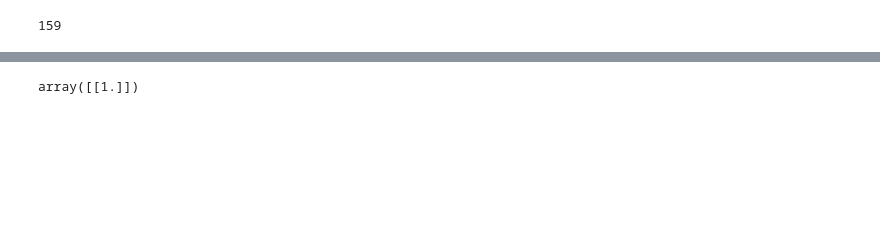
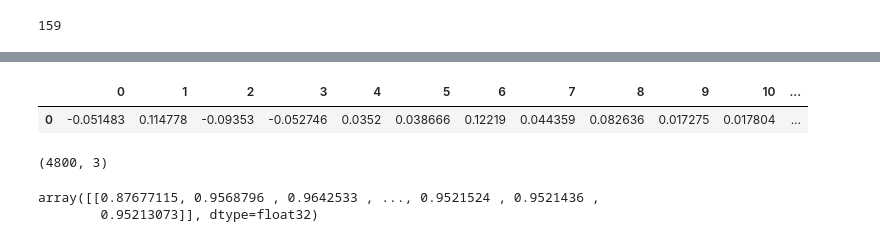
Before and after one commit to YuvrajSingh-mist/Movie_Recommender_System, a Jupyter notebook: Movie_Recommneder_System.ipynb, the cells around one changed output, grey strips where cells are left out. Saved outputs shown, nothing was run; the diff lists cells and outputs as text; code cells hidden in the pictures; blank space fills up the shorter version.

Commit message:
Added cosine similarity functions and corrected notion of AvgWord2Vec

```diff
--- a/Movie_Recommneder_System.ipynb
+++ b/Movie_Recommneder_System.ipynb
@@ -904,5 +896,5 @@ model = gensim.models.Word2Vec(window=10, min_count=1, workers=8, vector_size=20
 # %%
 model.build_vocab(flatten_corpus)
 # %%
-model.train(flatten_corpus, total_words=model.corpus_total_words, epochs=50)
+model.train(flatten_corpus, total_examples=model.corpus_count, epochs=10)
 # %% [output]
@@ -946,28 +938,32 @@ df2.iloc[0, 9]
 flatten_corpus[0][0]
 # %% [output]
 'samworthington'
+# %%
+#Building vocabulary
+vocabulary = set(model.wv.index_to_key)
 # %%
 ls = []
-avg_embeddings = []
+unique_words = []
+avg_embeddings = None
+vectors = []
+final_embeddings = []
 for i in range(len(flatten_corpus)):
+    ls = []
+    unique_words = []
+    vectors = []
+    for j in range(len(flatten_corpus[i])):
 
-    if len(flatten_corpus[i]) != 0:
+        if flatten_corpus[i][j] in vocabulary:
 
-        for j in range(len(flatten_corpus[i])):
-
-            if len(flatten_corpus[j]) != 0:
-
-                if len(flatten_corpus[i][j]) != 0:
-                    ls.append(model.wv[flatten_corpus[i][j]].tolist())
-        # print(ls)
-
-        ls = list(chain.from_iterable(ls))
+            if avg_embeddings is None:
+                avg_embeddings = model.wv[flatten_corpus[i][j]]
+            else:
+                avg_embeddings = avg_embeddings + model.wv[flatten_corpus[i][j]]
+    # ls = list(chain.from_iterable(ls))
+    # unique_words = set(ls)
     # print(len(ls), len(flatten_corpus[i]))
-        # if len(flatten_corpus[i]) == 0:
-        #     continue
-        # else:
-        avg_embeddings.append(sum(ls)/len(flatten_corpus[i]))
-        ls = []
+    final_embeddings.append(avg_embeddings / len(avg_embeddings))
+# print(len(list(unique_words)))
 # %%
 ls = []
 ls.append(model.wv[flatten_corpus[0][0]].tolist())
@@ -1022,4 +1045,16 @@ def get_similarity(index):
-# %%
-cosine_similarity([avg_embeddings], [avg_embeddings])
-# %% [output]
-array([[1.]])
+# %%
+similarity_df = pd.DataFrame(final_embeddings)
+# %%
+similarity_df.head(1)
+# %% [output]
+|  | 0 | 1 | 2 | 3 | 4 | 5 | 6 | 7 | 8 | 9 | 10 | ... |
+| 0 | -0.051483 | 0.114778 | -0.09353 | -0.052746 | 0.0352 | 0.038666 | 0.12219 | 0.044359 | 0.082636 | 0.017275 | 0.017804 | ... |
+# %%
+movies.shape
+# %% [output]
+(4800, 3)
+# %%
+cosine_similarity(final_embeddings[idx].reshape(1, -1), final_embeddings)
+# %% [output]
+array([[0.87677115, 0.9568796 , 0.9642533 , ..., 0.9521524 , 0.9521436 ,
+        0.95213073]], dtype=float32)
```
Also changed, not shown: parts of 12 cells of this notebook.
